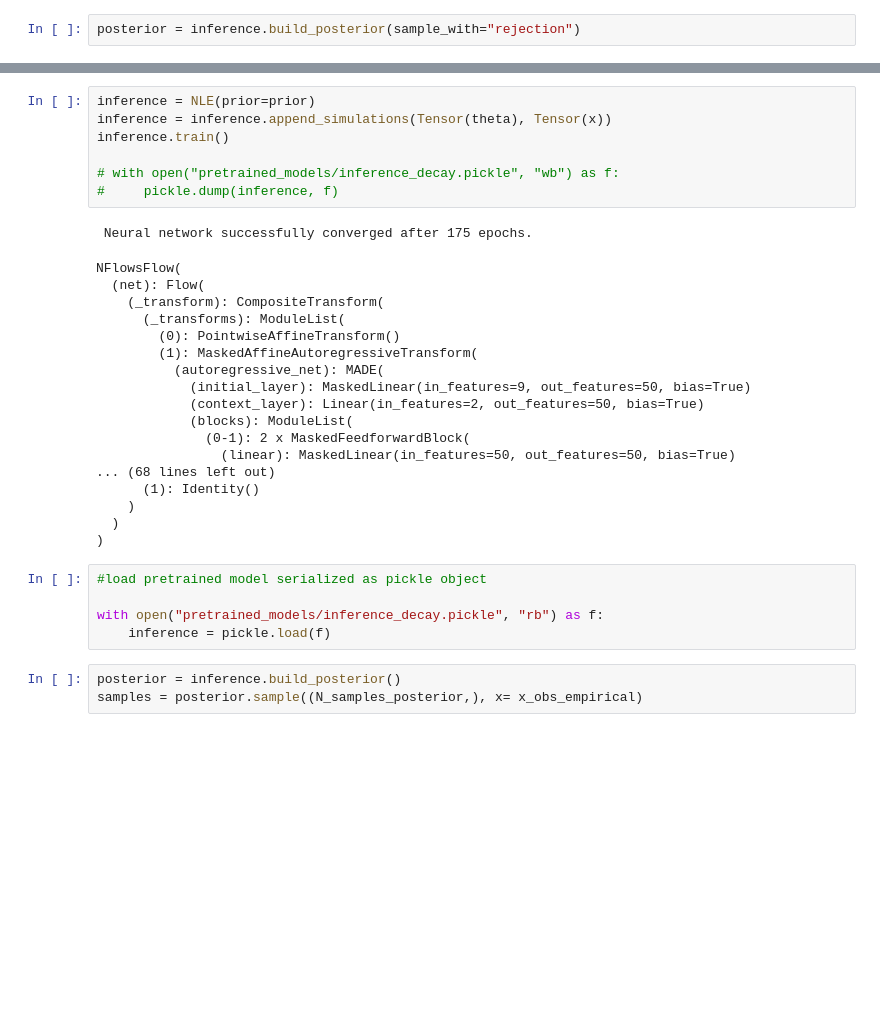
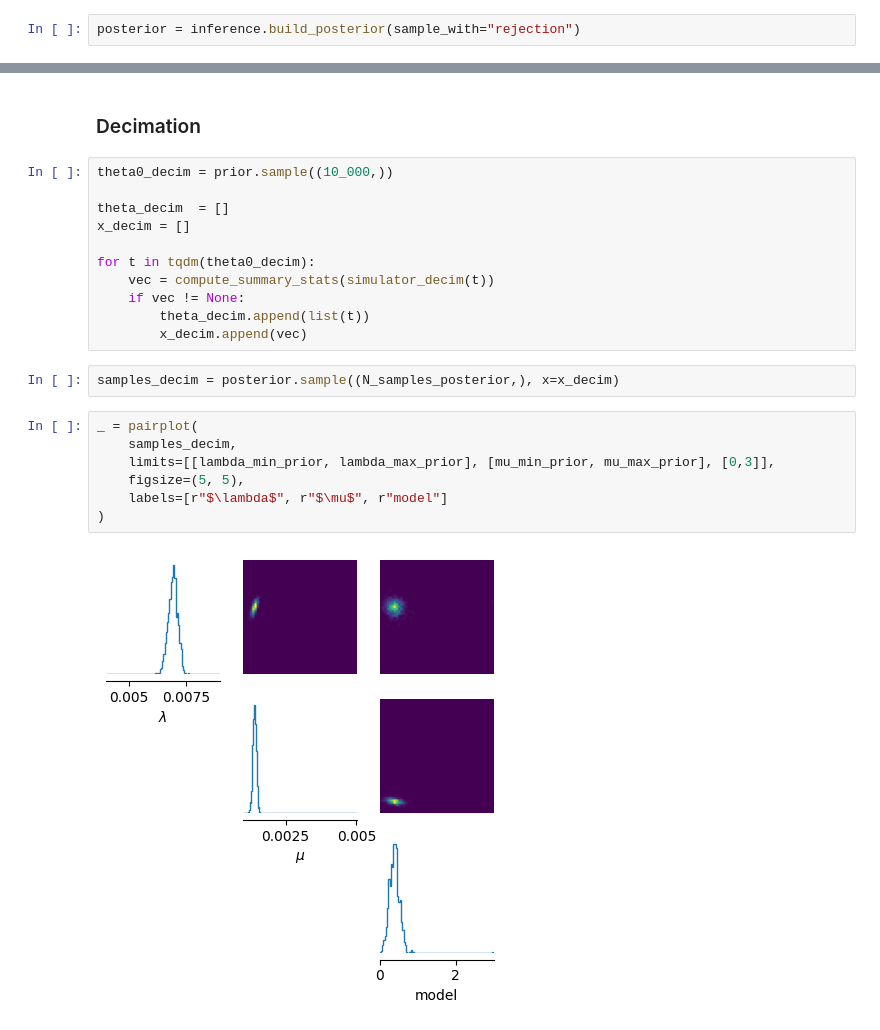
Before and after one commit to LostMa-ERC/ExtinctionOfTexts, a Jupyter notebook: simulation_based_inference_joint.ipynb, the cells around one changed output, grey strips where cells are left out. Saved outputs shown, nothing was run; the diff lists cells and outputs as text; blank space fills up the shorter version.

```diff
--- a/simulation_based_inference_joint.ipynb
+++ b/simulation_based_inference_joint.ipynb
@@ -505,35 +539,25 @@ for t in tqdm(theta0):
+# %% [markdown]
+### Decimation
 # %%
-inference = NLE(prior=prior)
-inference = inference.append_simulations(Tensor(theta), Tensor(x))
-inference.train()
+theta0_decim = prior.sample((10_000,))
 
-# with open("pretrained_models/inference_decay.pickle", "wb") as f:
-#     pickle.dump(inference, f)
+theta_decim  = []
+x_decim = []
+
+for t in tqdm(theta0_decim):
+    vec = compute_summary_stats(simulator_decim(t))
+    if vec != None:
+        theta_decim.append(list(t))
+        x_decim.append(vec)
-# %% [output]
- Neural network successfully converged after 175 epochs.
-NFlowsFlow(
-  (net): Flow(
-    (_transform): CompositeTransform(
-      (_transforms): ModuleList(
-        (0): PointwiseAffineTransform()
-        (1): MaskedAffineAutoregressiveTransform(
-          (autoregressive_net): MADE(
-            (initial_layer): MaskedLinear(in_features=9, out_features=50, bias=True)
-            (context_layer): Linear(in_features=2, out_features=50, bias=True)
-            (blocks): ModuleList(
-              (0-1): 2 x MaskedFeedforwardBlock(
-                (linear): MaskedLinear(in_features=50, out_features=50, bias=True)
-... (68 lines left out)
-      (1): Identity()
-    )
-  )
-)
 # %%
-#load pretrained model serialized as pickle object
-
-with open("pretrained_models/inference_decay.pickle", "rb") as f:
-    inference = pickle.load(f)
+samples_decim = posterior.sample((N_samples_posterior,), x=x_decim)
-# %%
-posterior = inference.build_posterior()
-samples = posterior.sample((N_samples_posterior,), x= x_obs_empirical)
+# %%
+_ = pairplot(
+    samples_decim,
+    limits=[[lambda_min_prior, lambda_max_prior], [mu_min_prior, mu_max_prior], [0,3]],
+    figsize=(5, 5),
+    labels=[r"$\lambda$", r"$\mu$", r"model"]
+)
+# %% [output]
+[figure, added]
 # %%
```
Also changed, not shown: parts of 28 cells of this notebook, 1 other file.
